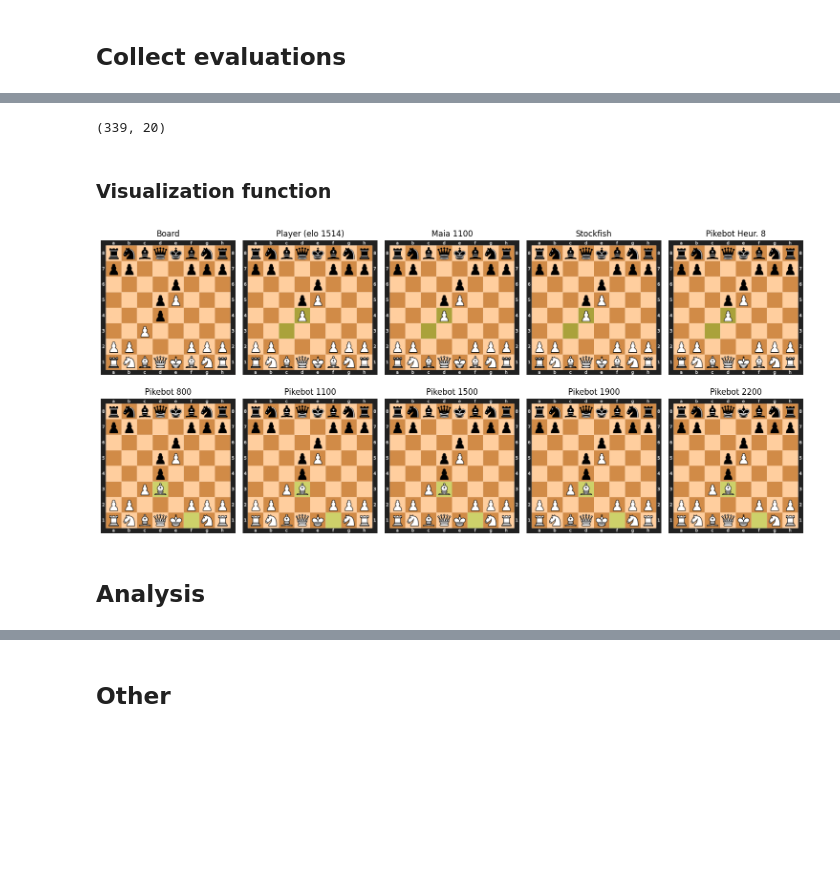
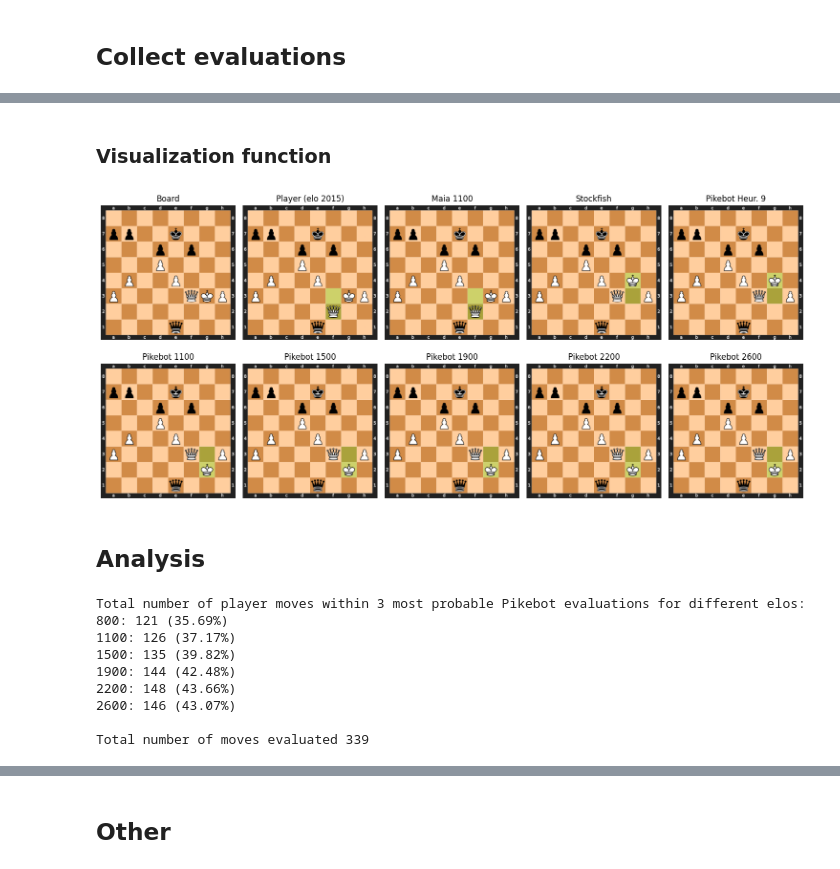
Before and after one commit to MatTheTab/PikeBot, a Jupyter notebook: evaluation/Test_PikeBot_model.ipynb, the cells around one changed output, grey strips where cells are left out. Cells and saved outputs as stored; diff of their text form; code cells hidden in the pictures; blank space fills up the shorter version.

Commit message:
Add more evaluations

```diff
--- a/evaluation/Test_PikeBot_model.ipynb
+++ b/evaluation/Test_PikeBot_model.ipynb
@@ -93,6 +93,7 @@ class MaiaChess(chess_utils.Player):
         return move
 # %%
 from Pikebot.PikeBotHeuristic8 import PikeBotHeuristic8
+from Pikebot.PikeBotHeuristic9 import PikeBotHeuristic9
 
 stockfish = chess.engine.SimpleEngine.popen_uci(stockfish_path)
 
@@ -103,13 +104,13 @@ pikebot = Pikebot(
     stockfish_path
 )
 
-pikebot_heuristic = PikeBotHeuristic8(
+pikebot_heuristic = PikeBotHeuristic9(
     model,
     chess_utils.max_aggr,
     stockfish_path
 )
 
-maias = []
+# maias = []
 # for e in [1100, 1500, 1900]:
 #     maia_path = get_maia_path(e)
 #     maias.append(MaiaChess(maia_path))
@@ -123,8 +124,9 @@ import warnings
 warnings.simplefilter(action='ignore', category=FutureWarning)
 
 elos = [800, 1100, 1500, 1900, 2200, 2600]
-columns = ['game_id', 'player_elo', 'move_color', 'board_fen', 'player_move', 'maia_move_1100', 'stockfish_move', 'pikebot_heuristic_move'] + \
-    [f'pikebot_move_{elo}' for elo in elos] + [f'pikebot_prob_{elo}' for elo in elos]
+columns = ['game_id', 'player_elo', 'legal_move_num', 'move_color', 'board_fen', 'player_move', 'maia_move_1100', 'stockfish_move', 'pikebot_heuristic_move'] + \
+    [f'pikebot_move_{elo}' for elo in elos] + [f'pikebot_prob_{elo}' for elo in elos] + [f'position_of_player_move_in_pikebot_{elo}' for elo in elos] + \
+    ['player_move_in_top_3_pikebot', 'player_move_in_top_5_pikebot']
 df_results = pd.DataFrame(columns=columns)
 
 for id, row in tqdm(games.iterrows()):
@@ -164,19 +166,40 @@ for id, row in tqdm(games.iterrows()):
 
         position_predictions = list()
         prediction_probability = list()
+        player_move_in_top_3_pikebot = 0
+        player_move_in_top_5_pikebot = 0
+        player_move_positions = []
         for elo in elos:
             choice_probs = get_probabilities(pikebot, elo, x.board(), model)
             legal_moves = [move for move in x.board().legal_moves]
             maxid = np.argmax(choice_probs)
 
+            # Check if player move is in top 5
+            sorted_moves = sorted(zip(choice_probs, legal_moves), key=lambda x: x[0], reverse=True)
+
+            if player_move in [move for _, move in sorted_moves[:5]]:
+                player_move_in_top_5_pikebot = 1
+            elif len(sorted_moves) < 5:
+                player_move_in_top_5_pikebot = -1
+
+            if player_move in [move for _, move in sorted_moves[:3]]:
+                player_move_in_top_3_pikebot = 1
+            elif len(sorted_moves) < 3:
+                player_move_in_top_3_pikebot = -1
+
+
+            player_move_position = [x[1] for x in sorted_moves].index(player_move) + 1
+
             pikebot_move = legal_moves[maxid]
             position_predictions.append(pikebot_move)
             prediction_probability.append(choice_probs[maxid])
+            player_move_positions.append(player_move_position)
 
         # print(player_move, stockfish_move, position_predictions)
         row = {
             'game_id': id,
             'player_elo': player_elo,
+            'legal_move_num': len([move for move in x.board().legal_moves]),
             'move_color': chess.WHITE,
             'board_fen': x.board().fen(),
             'player_move': player_move,
@@ -185,6 +208,9 @@ for id, row in tqdm(games.iterrows()):
             'pikebot_heuristic_move': pikebot_heuristic_move,
             **{f'pikebot_move_{elos[i]}': move for i, move in enumerate(position_predictions)},
             **{f'pikebot_prob_{elos[i]}': prob for i, prob in enumerate(prediction_probability)},
+            **{f'position_of_player_move_in_pikebot_{elos[i]}': pos for i, pos in enumerate(player_move_positions)},
+            'player_move_in_top_3_pikebot': player_move_in_top_3_pikebot,
+            'player_move_in_top_5_pikebot': player_move_in_top_5_pikebot
         }
         df_results = pd.concat([df_results, pd.DataFrame([row])], ignore_index=True)
 
@@ -206,7 +233,3 @@ df_results.head()
-# %%
-df_results.shape
-# %% [output]
-(339, 20)
 # %%
 # df_results['game_id'].value_counts()
 # %%
@@ -221,7 +244,7 @@ def compare_moves(row, heuristic, size=300):
     :param row: DataFrame row.
     :param size: The size of each board in pixels (default is 300).
     """
-    elos = [800, 1100, 1500, 1900, 2200, 2600]
+    elos = [1100, 1500, 1900, 2200, 2600]
 
     # Create a list of boards
     board = chess.Board(row['board_fen'])
@@ -267,11 +290,29 @@ def compare_moves(row, heuristic, size=300):
     plt.tight_layout()
     plt.show()
 # %%
-compare_moves(df_results.iloc[0], 8)
+compare_moves(df_results.iloc[200], 9)
 # %% [output]
-[figure, old version]
+[figure, new version]
 # %% [markdown]
 ## Analysis
 # %%
 # Only one maia will be used since all results are the same for 2455 moves tested
 # print(f'Human vs stockfish matches: {(((df_results["maia_move_1100"] == df_results["maia_move_1500"]) & (df_results["maia_move_1500"] == df_results["maia_move_1900"]))).sum()}')
+# %%
+print("Total number of player moves within 3 most probable Pikebot evaluations for different elos:")
+for elo in elos:
+    c = df_results[df_results[f"position_of_player_move_in_pikebot_{elo}"] <= 3].shape[0]
+    print(f'{elo}: {c} ({c/df_results.shape[0] * 100:.2f}%)')
+
+print()
+print("Total number of moves evaluated", df_results.shape[0])
+# %% [output]
+Total number of player moves within 3 most probable Pikebot evaluations for different elos:
+800: 121 (35.69%)
+1100: 126 (37.17%)
+1500: 135 (39.82%)
+1900: 144 (42.48%)
+2200: 148 (43.66%)
+2600: 146 (43.07%)
+
+Total number of moves evaluated 339
```
Also changed, not shown: parts of 19 cells of this notebook.
